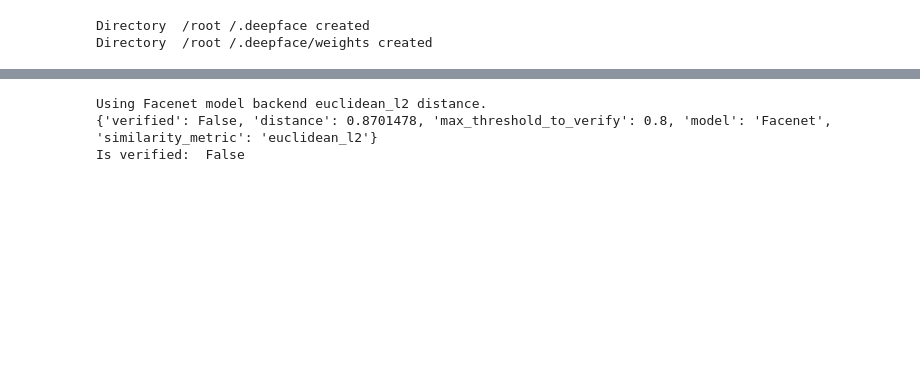
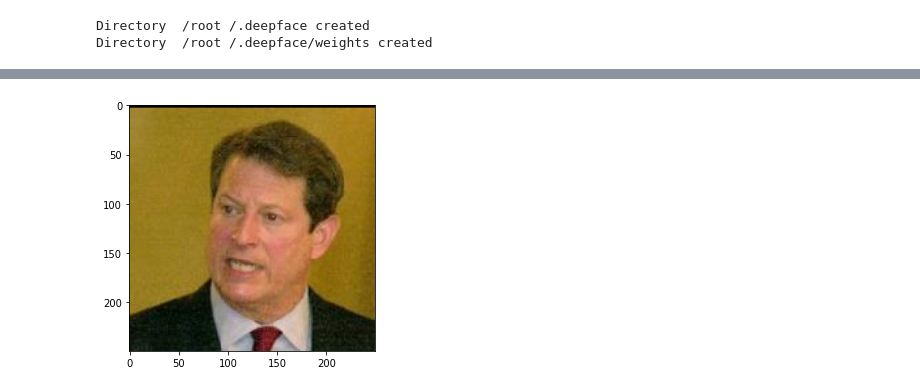
Before and after one commit to rockey1006/Variational-Autoencoders, a Jupyter notebook: deepface1015.ipynb, the cells around one changed output, grey strips where cells are left out. Cells and saved outputs as stored; diff of their text form; code cells hidden in the pictures; blank space fills up the shorter version.

```diff
--- a/deepface1015.ipynb
+++ b/deepface1015.ipynb
@@ -40,14 +45,12 @@ from zipfile import ZipFile
 with ZipFile('/content/drive/My Drive/demo3.zip', 'r') as zipObj:
    # Extract all the contents of zip file in different directory
    zipObj.extractall('/content/')
-# %%
- res = DeepFace.verify("/content/demo2/Aaron_Sorkin_0001_0.png","/content/demo2/Aaron_Sorkin_0002_0.png", model_name="Facenet",distance_metric='euclidean_l2')# "Facenet, VGG-Face")# "DeepFace")#model_name="Ensemble")
-# for Eucledian < 1.1 is same person
- print(res) #
-
-
-print("Is verified: ", res["verified"])
-# %% [output]
-Using Facenet model backend euclidean_l2 distance.
-{'verified': False, 'distance': 0.8701478, 'max_threshold_to_verify': 0.8, 'model': 'Facenet', 'similarity_metric': 'euclidean_l2'}
-Is verified:  False
+# %%
+from skimage import data, io
+
+img = io.imread('/content/demo3/Al_Gore_0002.jpg')
+io.imshow(img)
+
+io.show()
+# %% [output]
+[figure, added]
```
Also changed, not shown: parts of 7 cells of this notebook.
